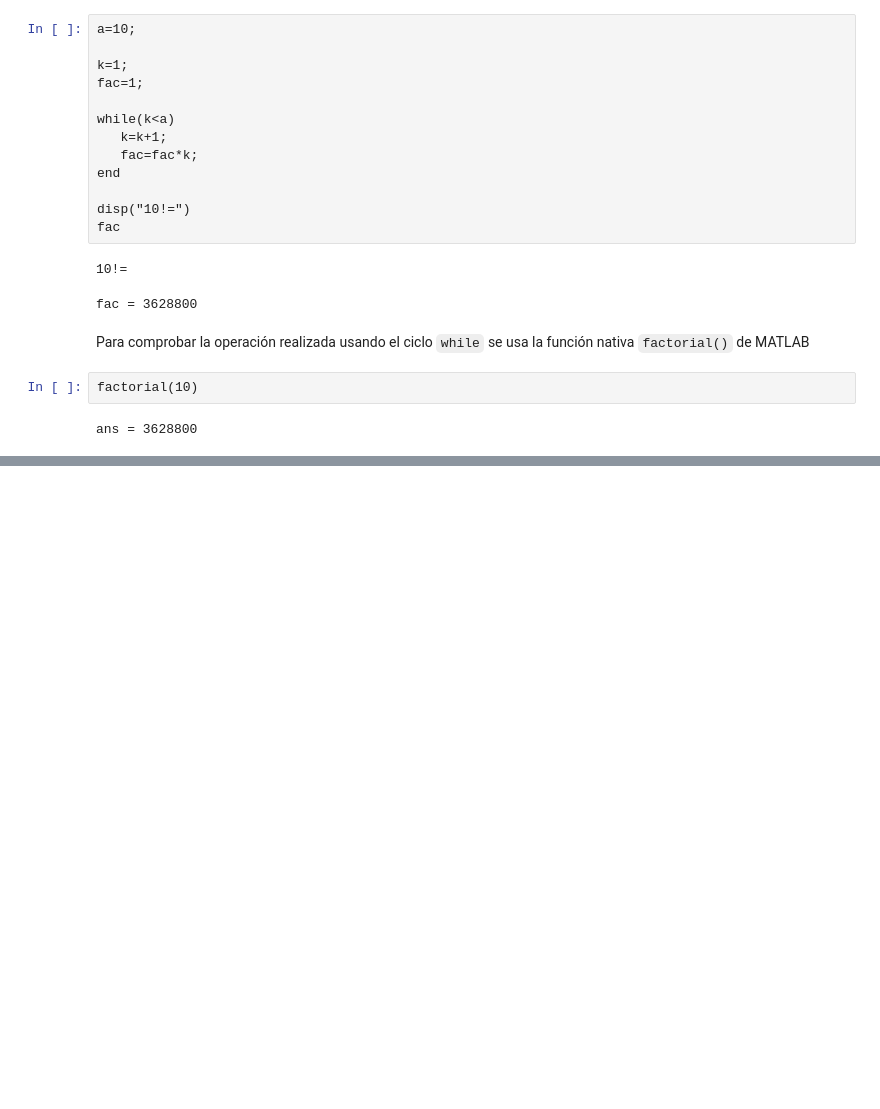
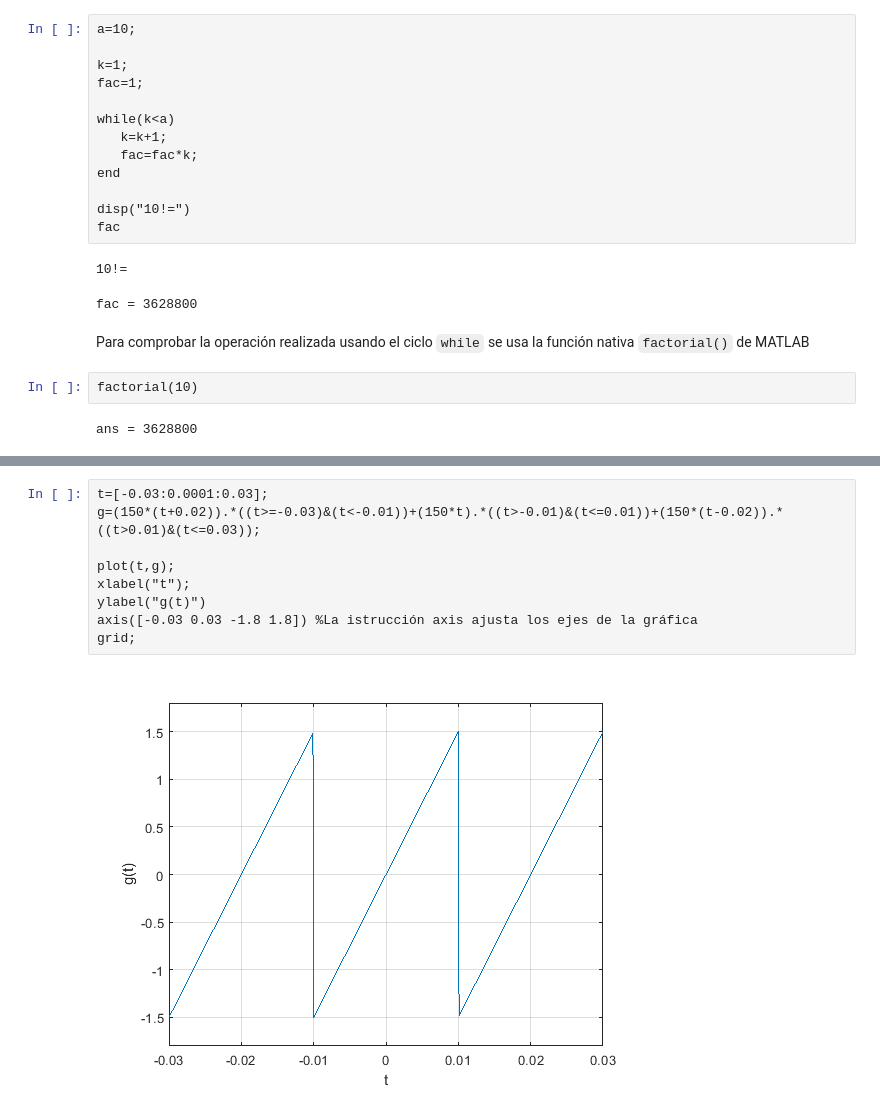
Before and after one commit to LuisGerardo2204/Practicas-de-MATLAB, a Jupyter notebook: _build/jupyter_execute/Practica4.ipynb, the cells around one changed output, grey strips where cells are left out. Saved outputs shown, nothing was run; the diff lists cells and outputs as text; blank space fills up the shorter version.

```diff
--- a/_build/jupyter_execute/Practica4.ipynb
+++ b/_build/jupyter_execute/Practica4.ipynb
@@ -288,0 +331,11 @@ ans = 3628800
+# %%
+t=[-0.03:0.0001:0.03];
+g=(150*(t+0.02)).*((t>=-0.03)&(t<-0.01))+(150*t).*((t>-0.01)&(t<=0.01))+(150*(t-0.02)).*((t>0.01)&(t<=0.03));
+
+plot(t,g);
+xlabel("t");
+ylabel("g(t)")
+axis([-0.03 0.03 -1.8 1.8]) %La istrucción axis ajusta los ejes de la gráfica
+grid;
+# %% [output]
+[figure, added]
```
Also changed, not shown: parts of 7 cells of this notebook, 27 other files.
